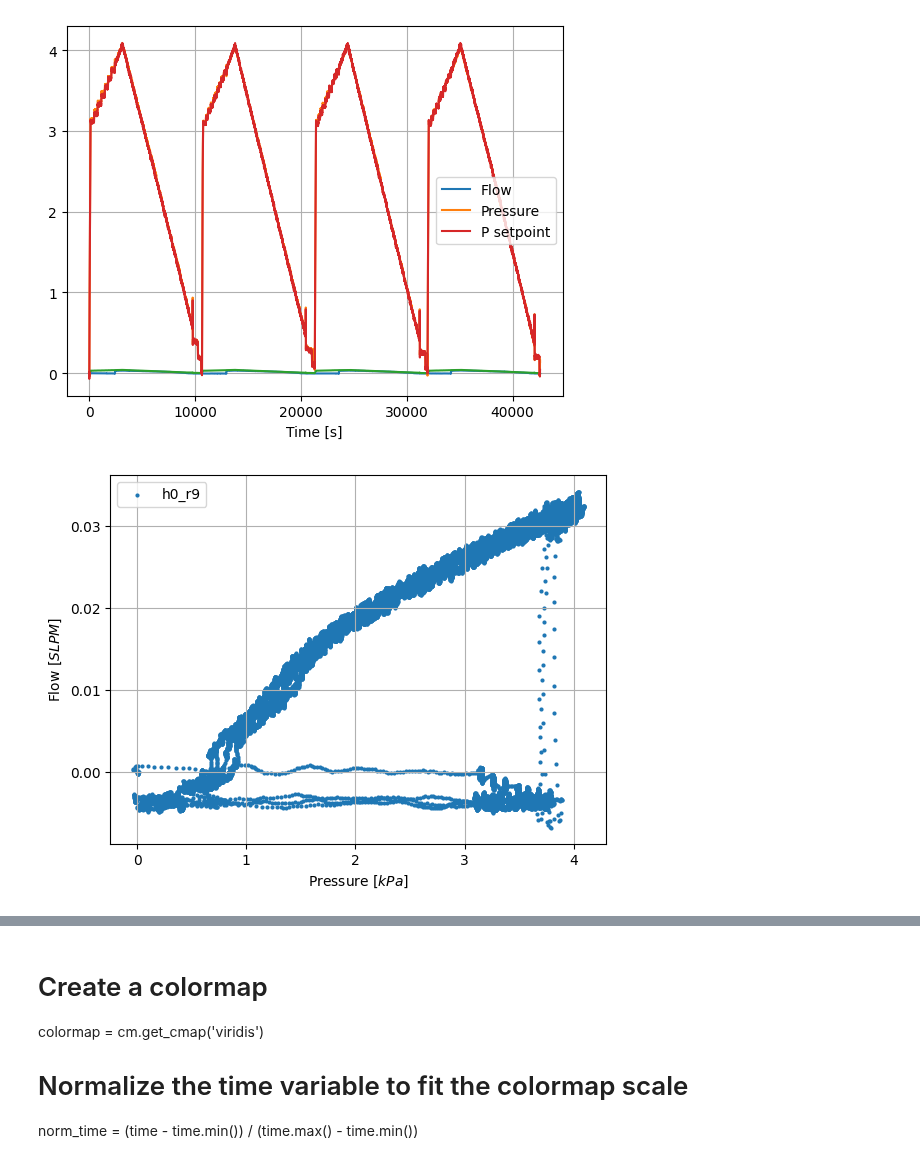
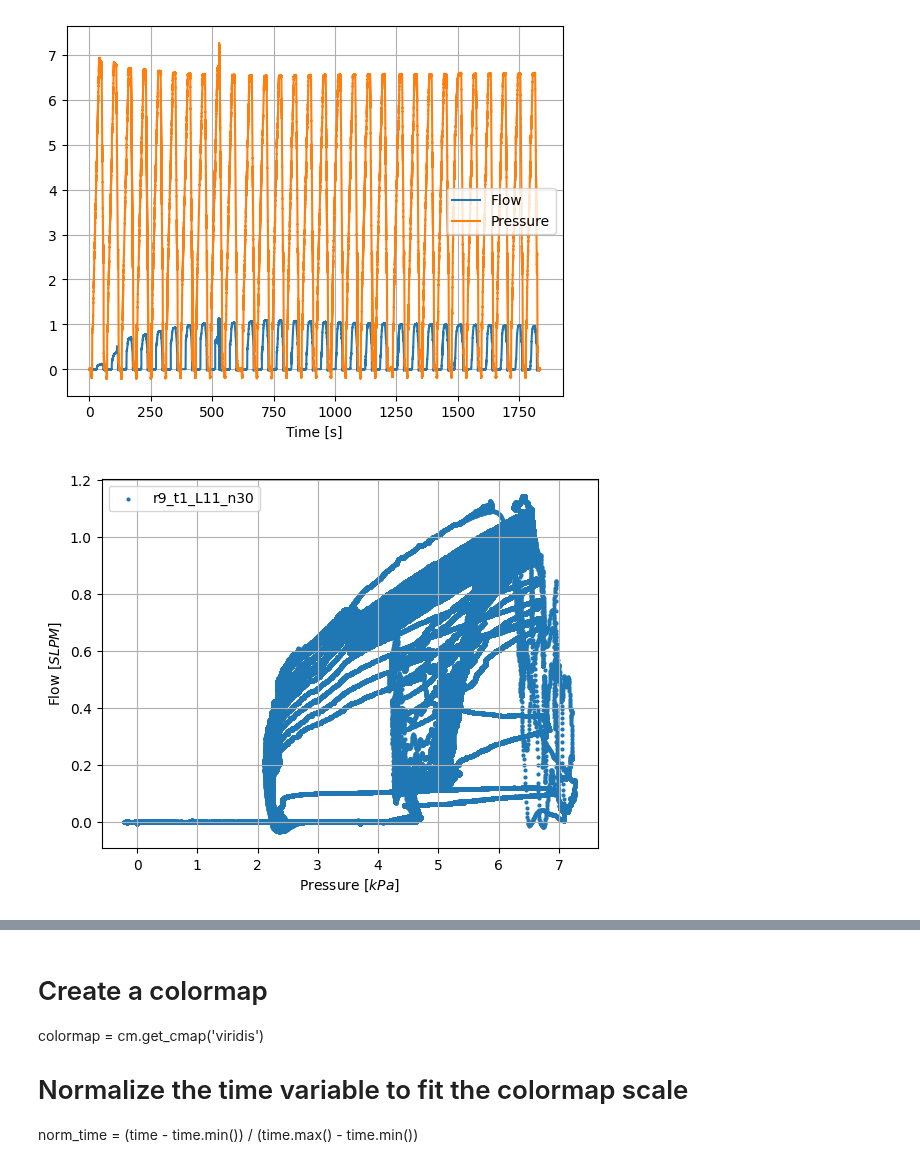
Before and after one commit to Olviel/Thermal_Soft_Robotics, a Jupyter notebook: Thermal_actuation/Experimental/Fluidic/Rothmund_Pressure_release/Valve_leak_test_rothmund_v2.ipynb, the cells around one changed output, grey strips where cells are left out. Saved outputs shown, nothing was run; the diff lists cells and outputs as text; code cells hidden in the pictures.

Commit message:
extracted P_close from first folder

```diff
--- a/Thermal_actuation/Experimental/Fluidic/Rothmund_Pressure_release/Valve_leak_test_rothmund_v2.ipynb
+++ b/Thermal_actuation/Experimental/Fluidic/Rothmund_Pressure_release/Valve_leak_test_rothmund_v2.ipynb
@@ -19,7 +20,7 @@ from save_plot_func import save_plot
 Location = r"//sun/overvelde/group-folder/PROJECTS/Thermal_soft_robotics_Olivier/Git/Thermal_Soft_Robotics/Thermal_actuation/Experimental/Fluidic/Rothmund_Pressure_release"
 
 #Location = r"C:\\Users\Olivi\OneDrive - TU Eindhoven\Soft robotic matter\GitHub\Thermal_Soft_Robotics\Thermal_actuation\Experimental\Fluidic\Membrane_valve_leak_test"
-Foldernames = ["/Data/v2"]
+Foldernames = ["/Data/v3"]
 
 data = FluidicSetupFunctions.LoadData(Foldernames = Foldernames,Location=Location)
 # %% [output]
@@ -45,38 +54,45 @@ data[0][0]
 #Plot the profiles over time
 #k =0
 for i, df in enumerate(data[0]):
     flow = data[0][i]['AWM5-5'].values #SLPM
     time = data[0][i]['Time']
-    P_setpoint = data[0][i]['presFesto-1'].values
+    #P_setpoint = data[0][i]['presFesto-1'].values
     # Check which sensor data is available in the DataFrame columns
     if 'SSCDP15-3' in df.columns:
         P = df['SSCDP15-3'].values
         #label = len(df['SSCDP15-3'].values)/1000 #'SSCDP15-3'
     elif 'MPX100-3' in df.columns:
         P = df['MPX100-3'].values
         #label = len(df['MPX100-3'].values)/1000 #'SSCDP15-3'
     elif 'MPX700-2' in df.columns:
         P = df['MPX700-2'].values
         #label = len(df['MPX700-2'].values)/1000#'MPX700-2'
     elif 'SSCDP05-3' in df.columns:
         P = df['SSCDP05-3'].values
     #label = len(df['MPX700-2'].values)/1000#'MPX700-2'
+    elif 'presFesto-1' in df.columns:
+        P_setpoint = data[0][i]['presFesto-1'].values
+    elif 'presFesto-0' in df.columns:
+        P_setpoint = data[0][i]['presFesto-0'].values
+
     else:
         print(f"Skipping experiment {i+1}: No recognizable sensor data.")
         # Skip this iteration and move to the next experiment
 
-    break
+    if i ==0:
+        break
+
 
 plt.plot(time,flow, label = 'Flow')
 plt.plot(time,P/1000, label = "Pressure")
-plt.plot(time, P_setpoint)
-plt.plot(time,data[0][i]['presFesto-1']*100,label ="P setpoint")
+#plt.plot(time, P_setpoint)
+#plt.plot(time,data[0][i]['presFesto-1']*100,label ="P setpoint")
 plt.legend()
 plt.xlabel('Time [s]')
 #plt.ylim(-0.1,0.1)
 plt.grid()
 # %% [output]
-[figure, old version]
+[figure, new version]
 # %%
 plt.figure()  # Create a new figure for each experiment
 for i, df in enumerate(data[0]):
@@ -115,7 +131,7 @@ plt.grid()
 #plt.xlim(0,5)
 plt.show()
 # %% [output]
-[figure, old version]
+[figure, new version]
 # %%
 # Slice data per run
 start = 0
```
Also changed, not shown: parts of 10 cells of this notebook.
